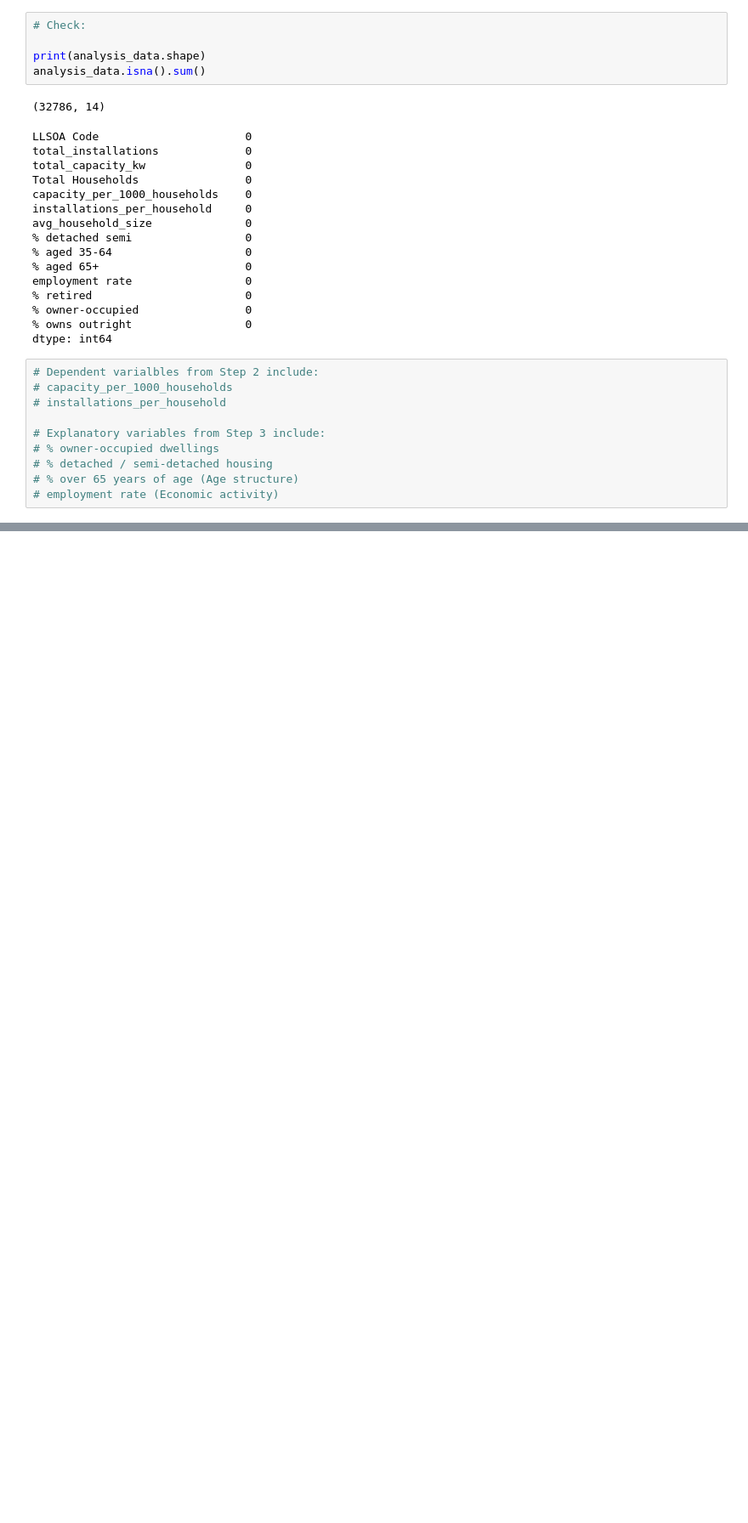
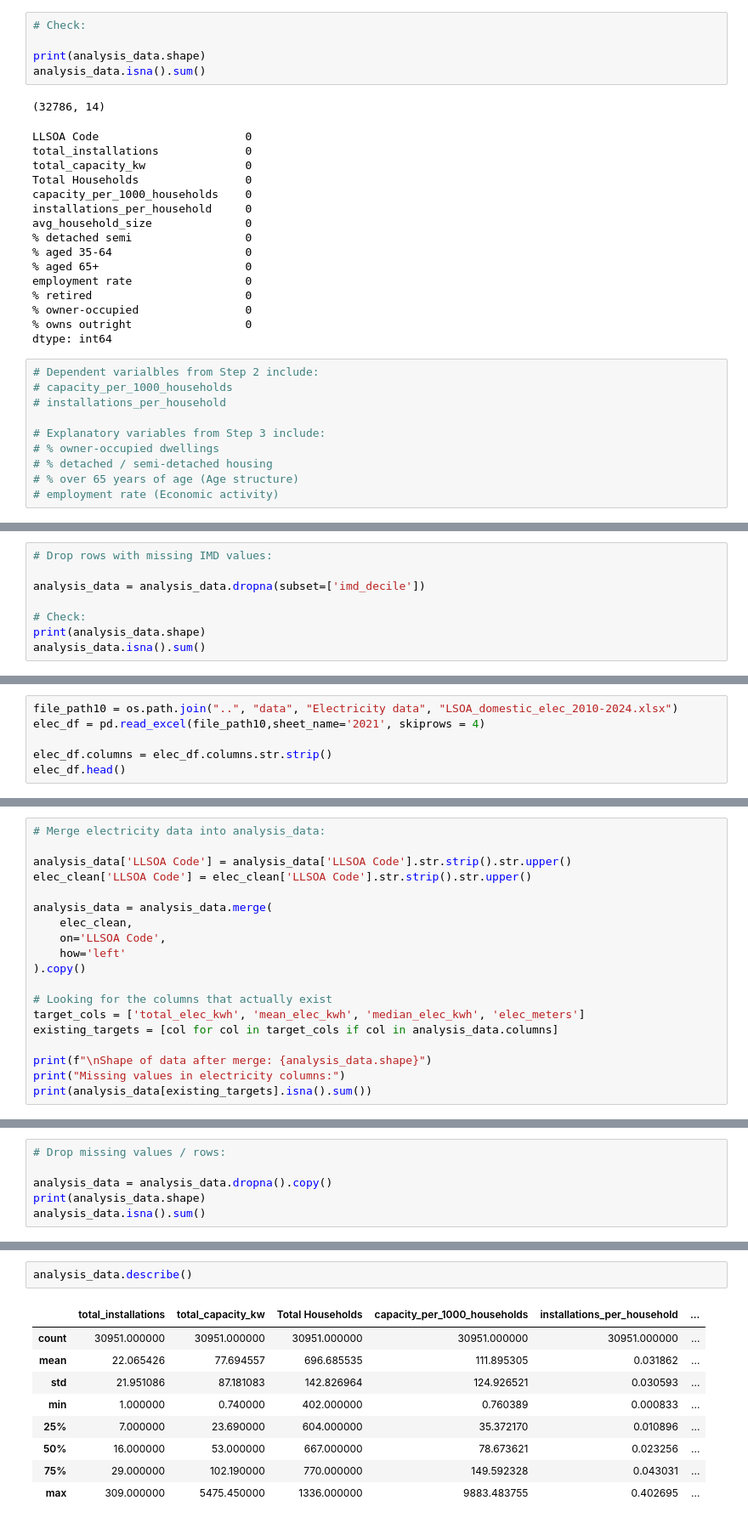
Before and after one commit to SonaliDesaiDS/uk-solar-pv-socio-spatial-analysis, a Jupyter notebook: notebooks/solar_pv_analysis_draft.ipynb, the cells around one changed output, grey strips where cells are left out. Shown at 85% size. Drawn from its saved outputs; the diff is of its cells as text; blank space fills up the shorter version.

```diff
--- a/notebooks/solar_pv_analysis_draft.ipynb
+++ b/notebooks/solar_pv_analysis_draft.ipynb
@@ -789,0 +844,8 @@ KeyError: "['% over 65 years of age', '% of occupied dwellings'] not in index"
+# %%
+# Drop rows with missing IMD values:
+
+analysis_data = analysis_data.dropna(subset=['imd_decile'])
+
+# Check:
+print(analysis_data.shape)
+analysis_data.isna().sum()
@@ -789,0 +872,6 @@ KeyError: "['% over 65 years of age', '% of occupied dwellings'] not in index"
+# %%
+file_path10 = os.path.join("..", "data", "Electricity data", "LSOA_domestic_elec_2010-2024.xlsx")
+elec_df = pd.read_excel(file_path10,sheet_name='2021', skiprows = 4)
+
+elec_df.columns = elec_df.columns.str.strip()
+elec_df.head()
@@ -789,0 +919,19 @@ KeyError: "['% over 65 years of age', '% of occupied dwellings'] not in index"
+# %%
+# Merge electricity data into analysis_data:
+
+analysis_data['LLSOA Code'] = analysis_data['LLSOA Code'].str.strip().str.upper()
+elec_clean['LLSOA Code'] = elec_clean['LLSOA Code'].str.strip().str.upper()
+
+analysis_data = analysis_data.merge(
+    elec_clean,
+    on='LLSOA Code',
+    how='left'
+).copy()
+
+# Looking for the columns that actually exist
+target_cols = ['total_elec_kwh', 'mean_elec_kwh', 'median_elec_kwh', 'elec_meters']
+existing_targets = [col for col in target_cols if col in analysis_data.columns]
+
+print(f"\nShape of data after merge: {analysis_data.shape}")
+print("Missing values in electricity columns:")
+print(analysis_data[existing_targets].isna().sum())
@@ -789,0 +973,6 @@ KeyError: "['% over 65 years of age', '% of occupied dwellings'] not in index"
+# %%
+# Drop missing values / rows:
+
+analysis_data = analysis_data.dropna().copy()
+print(analysis_data.shape)
+analysis_data.isna().sum()
@@ -789,0 +1003,12 @@ KeyError: "['% over 65 years of age', '% of occupied dwellings'] not in index"
+# %%
+analysis_data.describe()
+# %% [output]
+|  | total_installations | total_capacity_kw | Total Households | capacity_per_1000_households | installations_per_household | ... |
+| count | 30951.000000 | 30951.000000 | 30951.000000 | 30951.000000 | 30951.000000 | ... |
+| mean | 22.065426 | 77.694557 | 696.685535 | 111.895305 | 0.031862 | ... |
+| std | 21.951086 | 87.181083 | 142.826964 | 124.926521 | 0.030593 | ... |
+| min | 1.000000 | 0.740000 | 402.000000 | 0.760389 | 0.000833 | ... |
+| 25% | 7.000000 | 23.690000 | 604.000000 | 35.372170 | 0.010896 | ... |
+| 50% | 16.000000 | 53.000000 | 667.000000 | 78.673621 | 0.023256 | ... |
+| 75% | 29.000000 | 102.190000 | 770.000000 | 149.592328 | 0.043031 | ... |
+| max | 309.000000 | 5475.450000 | 1336.000000 | 9883.483755 | 0.402695 | ... |
```
Also changed, not shown: parts of 23 cells of this notebook.
